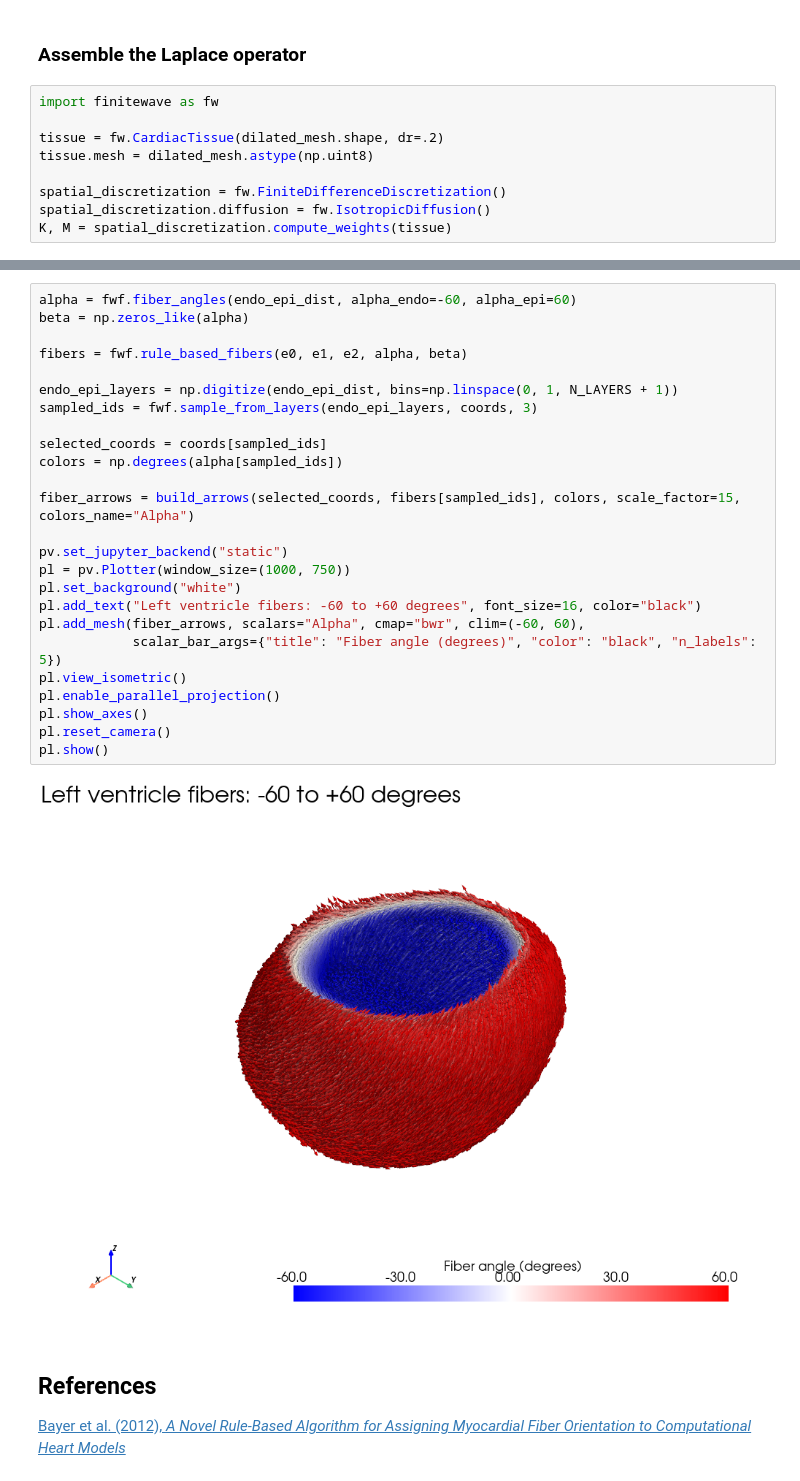
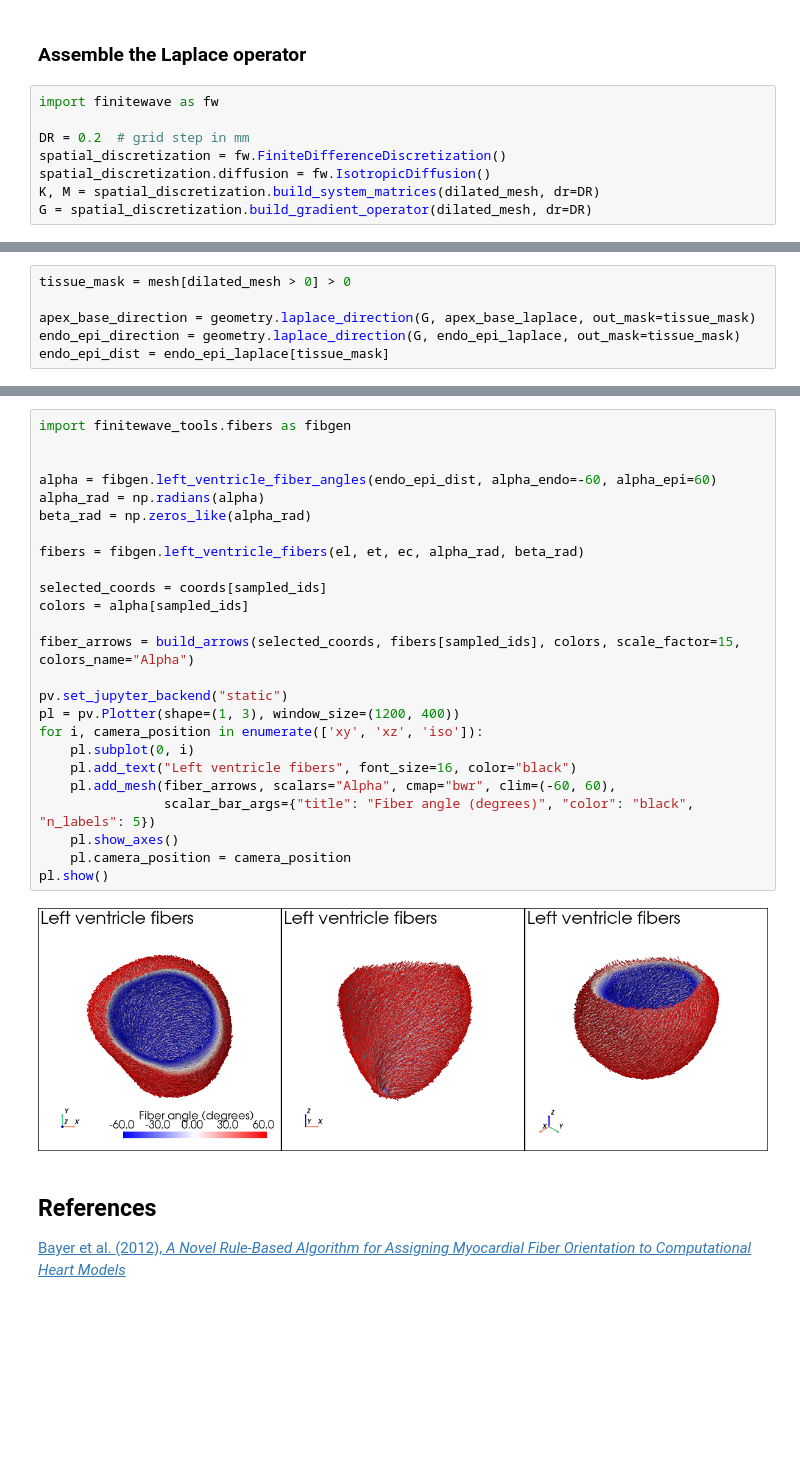
Before and after one commit to finitewave/Finitewave-Tools, a Jupyter notebook: Tutorials/Left Ventricle Fibers.ipynb, the cells around one changed output, grey strips where cells are left out. Cells and saved outputs as stored; diff of their text form; blank space fills up the shorter version.

```diff
--- a/Tutorials/Left Ventricle Fibers.ipynb
+++ b/Tutorials/Left Ventricle Fibers.ipynb
@@ -235,9 +237,8 @@ These prescribed values are Dirichlet boundary conditions. Solving Laplace’s e
 # %%
 import finitewave as fw
 
-tissue = fw.CardiacTissue(dilated_mesh.shape, dr=.2)
-tissue.mesh = dilated_mesh.astype(np.uint8)
-
+DR = 0.2  # grid step in mm
 spatial_discretization = fw.FiniteDifferenceDiscretization()
 spatial_discretization.diffusion = fw.IsotropicDiffusion()
-K, M = spatial_discretization.compute_weights(tissue)
+K, M = spatial_discretization.build_system_matrices(dilated_mesh, dr=DR)
+G = spatial_discretization.build_gradient_operator(dilated_mesh, dr=DR)
@@ -444,0 +286,6 @@ pl.show()
+# %%
+tissue_mask = mesh[dilated_mesh > 0] > 0
+
+apex_base_direction = geometry.laplace_direction(G, apex_base_laplace, out_mask=tissue_mask)
+endo_epi_direction = geometry.laplace_direction(G, endo_epi_laplace, out_mask=tissue_mask)
+endo_epi_dist = endo_epi_laplace[tissue_mask]
@@ -451,30 +352,30 @@ The angle is measured from the circumferential axis toward the longitudinal axis
 # %%
-alpha = fwf.fiber_angles(endo_epi_dist, alpha_endo=-60, alpha_epi=60)
-beta = np.zeros_like(alpha)
+import finitewave_tools.fibers as fibgen
 
-fibers = fwf.rule_based_fibers(e0, e1, e2, alpha, beta)
 
-endo_epi_layers = np.digitize(endo_epi_dist, bins=np.linspace(0, 1, N_LAYERS + 1))
-sampled_ids = fwf.sample_from_layers(endo_epi_layers, coords, 3)
+alpha = fibgen.left_ventricle_fiber_angles(endo_epi_dist, alpha_endo=-60, alpha_epi=60)
+alpha_rad = np.radians(alpha)
+beta_rad = np.zeros_like(alpha_rad)
+
+fibers = fibgen.left_ventricle_fibers(el, et, ec, alpha_rad, beta_rad)
 
 selected_coords = coords[sampled_ids]
-colors = np.degrees(alpha[sampled_ids])
+colors = alpha[sampled_ids]
 
 fiber_arrows = build_arrows(selected_coords, fibers[sampled_ids], colors, scale_factor=15, colors_name="Alpha")
 
 pv.set_jupyter_backend("static")
-pl = pv.Plotter(window_size=(1000, 750))
-pl.set_background("white")
-pl.add_text("Left ventricle fibers: -60 to +60 degrees", font_size=16, color="black")
-pl.add_mesh(fiber_arrows, scalars="Alpha", cmap="bwr", clim=(-60, 60),
-            scalar_bar_args={"title": "Fiber angle (degrees)", "color": "black", "n_labels": 5})
-pl.view_isometric()
-pl.enable_parallel_projection()
-pl.show_axes()
-pl.reset_camera()
+pl = pv.Plotter(shape=(1, 3), window_size=(1200, 400))
+for i, camera_position in enumerate(['xy', 'xz', 'iso']):
+    pl.subplot(0, i)
+    pl.add_text("Left ventricle fibers", font_size=16, color="black")
+    pl.add_mesh(fiber_arrows, scalars="Alpha", cmap="bwr", clim=(-60, 60),
+                scalar_bar_args={"title": "Fiber angle (degrees)", "color": "black", "n_labels": 5})
+    pl.show_axes()
+    pl.camera_position = camera_position
 pl.show()
 # %% [output]
-[figure, old version]
+[figure, new version]
 # %% [markdown]
 ## References
 
```
Also changed, not shown: parts of 15 cells of this notebook, 26 other files.
